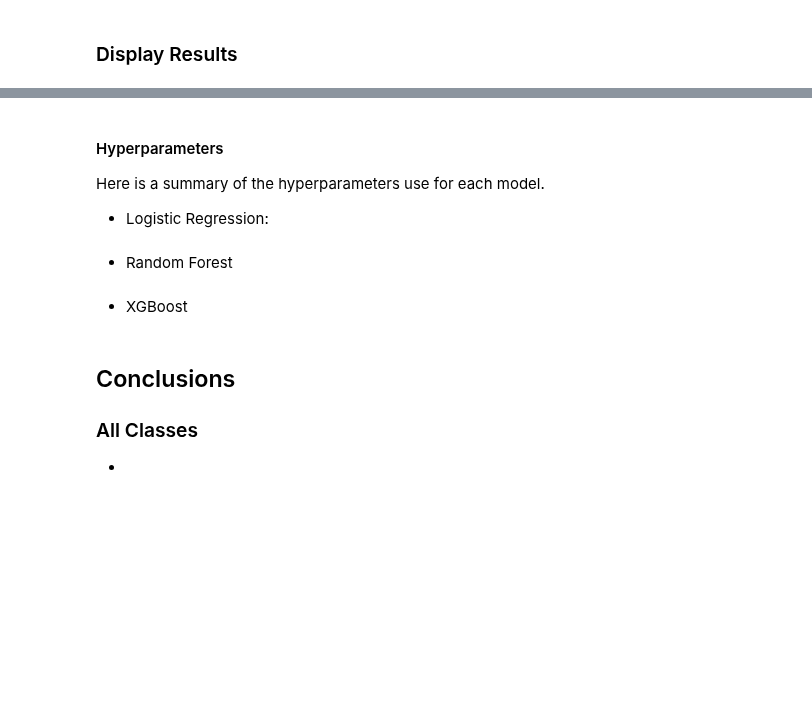
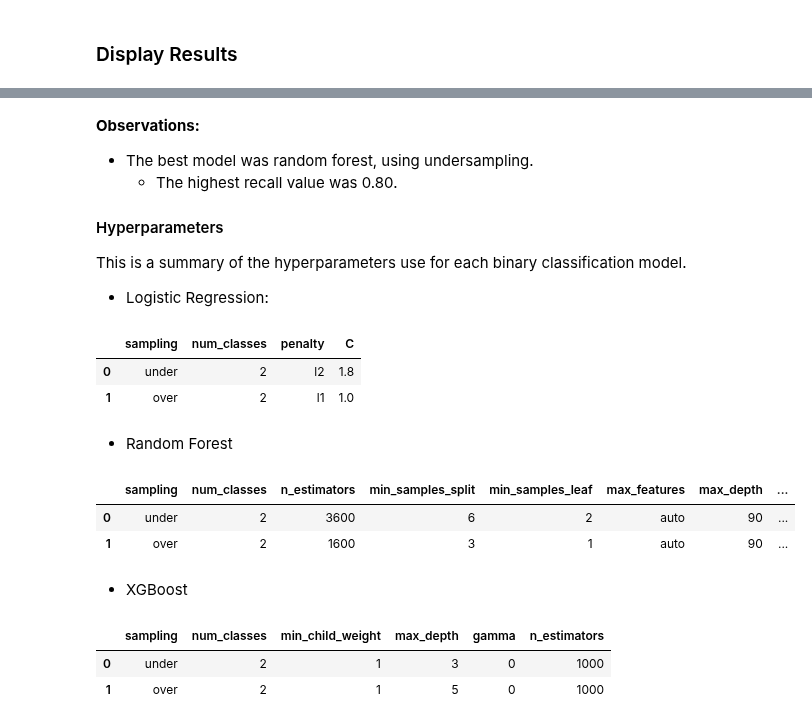
Before and after one commit to dmclark53/Springboard, a Jupyter notebook: Capstone-Project-Two/notebooks/Water_Pumps_Modeling_Pipeline.ipynb, the cells around one changed output, grey strips where cells are left out. Drawn from its saved outputs; the diff is of its cells as text; code cells hidden in the pictures; blank space fills up the shorter version.

Commit message:
Filled in documentation for each modeling notebook.

```diff
--- a/Capstone-Project-Two/notebooks/Water_Pumps_Modeling_Pipeline.ipynb
+++ b/Capstone-Project-Two/notebooks/Water_Pumps_Modeling_Pipeline.ipynb
@@ -377,5 +515,9 @@ df_final_binary_results
 # %% [markdown]
+**Observations:**
+* The best model was random forest, using undersampling.
+    * The highest recall value was 0.80.
+
 #### Hyperparameters
-Here is a summary of the hyperparameters use for each model.
+This is a summary of the hyperparameters use for each binary classification model.
 
 * Logistic Regression:
@@ -384,2 +524,8 @@ df_logreg_params
+# %%
+df_logreg_params[df_logreg_params['num_classes'] == 2].reset_index(drop=True)
+# %% [output]
+|  | sampling | num_classes | penalty | C |
+| 0 | under | 2 | l2 | 1.8 |
+| 1 | over | 2 | l1 | 1.0 |
 # %% [markdown]
 * Random Forest
@@ -388,2 +532,8 @@ df_rf_params
+# %%
+df_rf_params[df_rf_params['num_classes'] == 2].reset_index(drop=True)
+# %% [output]
+|  | sampling | num_classes | n_estimators | min_samples_split | min_samples_leaf | max_features | max_depth | ... |
+| 0 | under | 2 | 3600 | 6 | 2 | auto | 90 | ... |
+| 1 | over | 2 | 1600 | 3 | 1 | auto | 90 | ... |
 # %% [markdown]
 * XGBoost
@@ -392,4 +540,6 @@ df_xgb_params
-# %% [markdown]
-## Conclusions
-### All Classes
-*
+# %%
+df_xgb_params[df_xgb_params['num_classes'] == 2].reset_index(drop=True)
+# %% [output]
+|  | sampling | num_classes | min_child_weight | max_depth | gamma | n_estimators |
+| 0 | under | 2 | 1 | 3 | 0 | 1000 |
+| 1 | over | 2 | 1 | 5 | 0 | 1000 |
```
Also changed, not shown: parts of 41 cells of this notebook, 1 other file.
